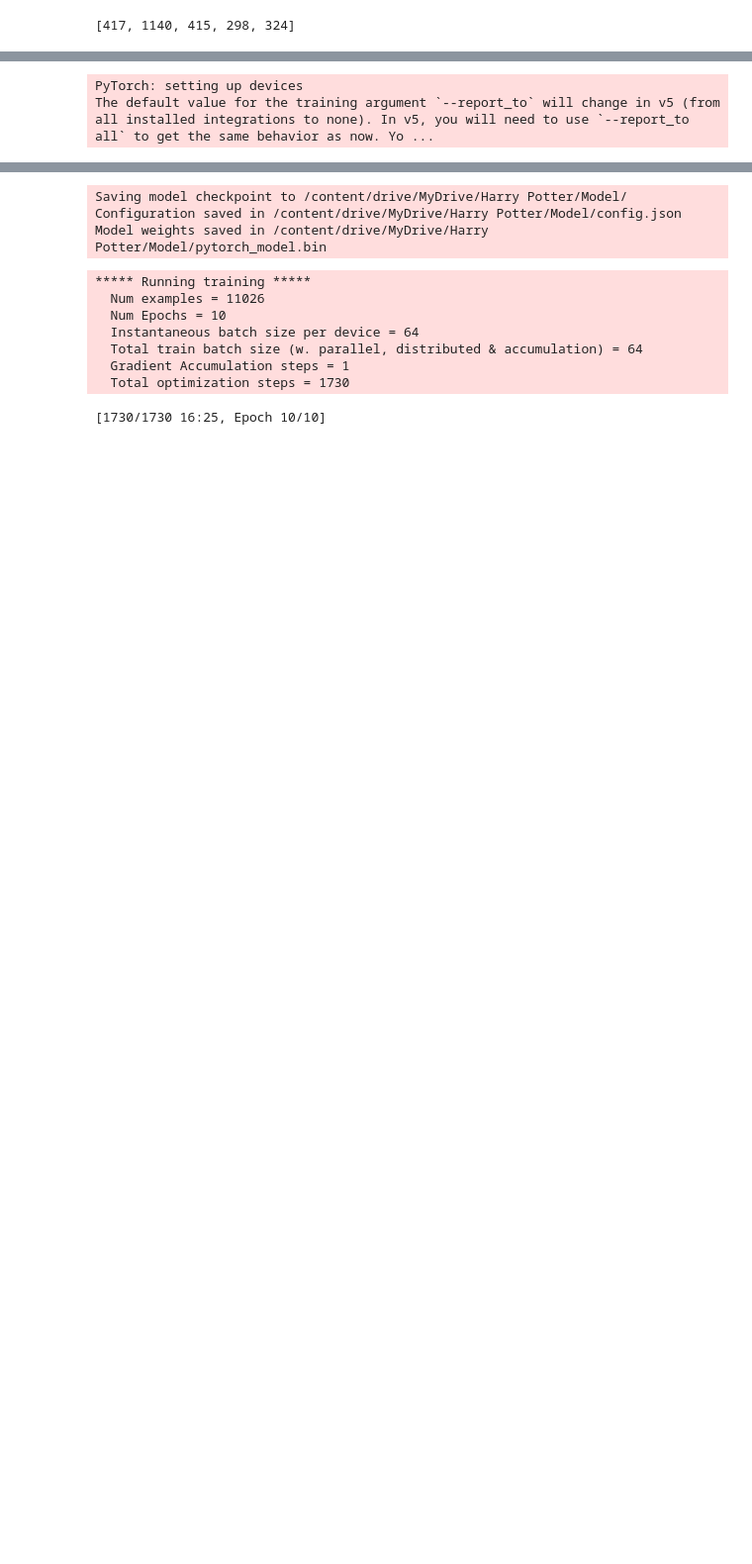
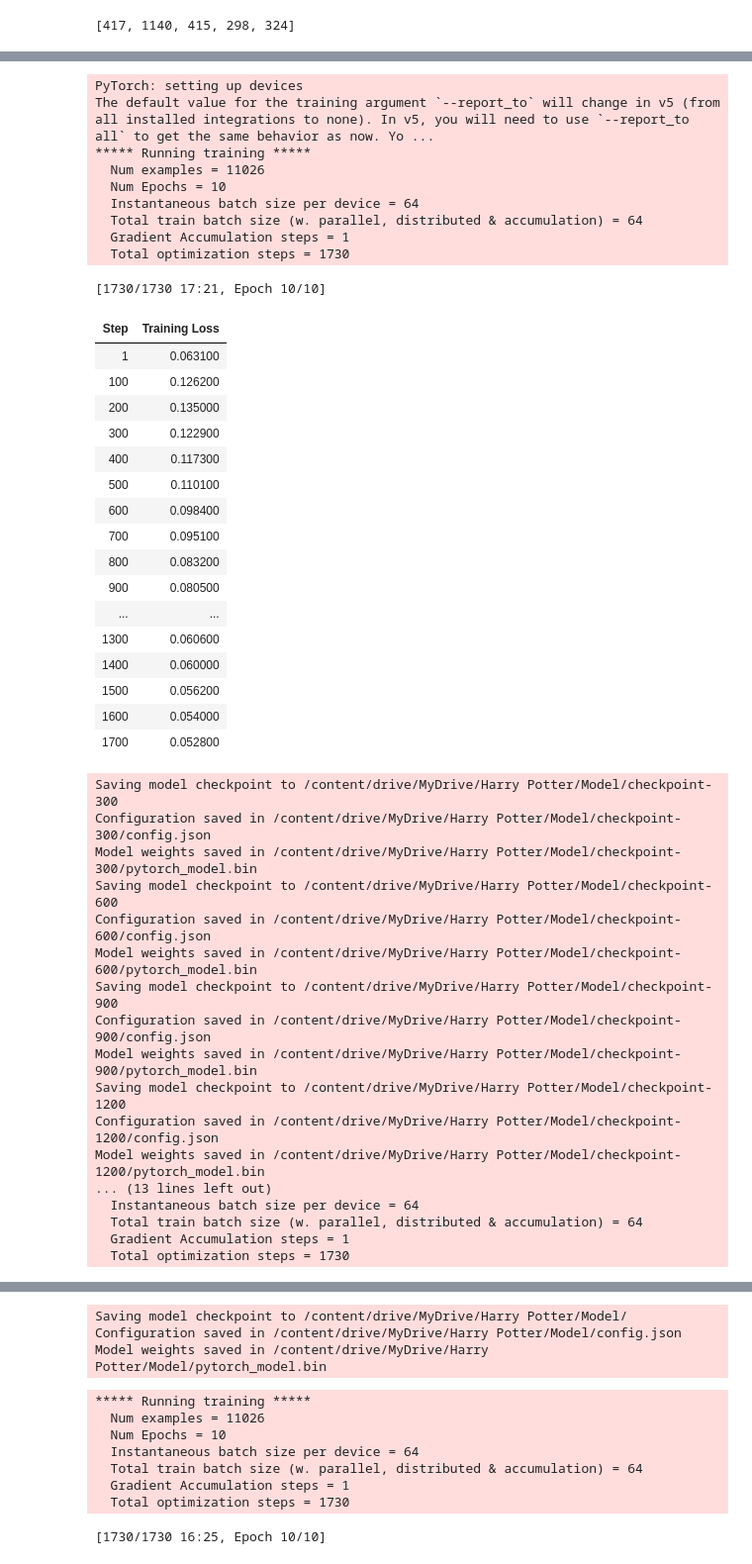
Before and after one commit to deeprodge/GPT-Rowling, a Jupyter notebook: Harry_potter.ipynb, the cells around one changed output, grey strips where cells are left out. Shown: that part at 99% size. Saved outputs shown, nothing was run; the diff lists cells and outputs as text; code cells hidden in the pictures; blank space fills up the shorter version.

```diff
--- a/Harry_potter.ipynb
+++ b/Harry_potter.ipynb
@@ -261,7 +238,7 @@ training_args = TrainingArguments(
     overwrite_output_dir = True, # overwrite the content of the output directory
     per_device_train_batch_size = 64, # the batch size for training
     per_device_eval_batch_size = 64, # the batch size for evaluation
-    learning_rate = 8e-5, # defaults to 5e-5
+    learning_rate = 1e-3, # defaults to 5e-5
     num_train_epochs = 10,
     save_steps = 300,
     logging_first_step = True,
@@ -275,6 +252,74 @@ trainer = Trainer(
     train_dataset = train_dataset,
     eval_dataset = test_dataset
 )
-# %% [output]
-PyTorch: setting up devices
-The default value for the training argument `--report_to` will change in v5 (from all installed integrations to none). In v5, you will need to use `--report_to all` to get the same behavior as now. Yo ...
+# %%
+for lr in [5e-4,1e-4,1e-5]:
+  training_args = TrainingArguments(
+      output_dir = '/content/drive/MyDrive/Harry Potter/Model', # the output directory for the model predictions and checkpoints
+      overwrite_output_dir = True, # overwrite the content of the output directory
+      per_device_train_batch_size = 64, # the batch size for training
+      per_device_eval_batch_size = 64, # the batch size for evaluation
+      learning_rate = lr, # defaults to 5e-5
+      num_train_epochs = 10,
+      save_steps = 300,
+      logging_first_step = True,
+      logging_steps = 100 # total number of training epochs to perform
+  )
+
+  trainer = Trainer(
+      model = model,
+      args = training_args,
+      data_collator=data_collator,
+      train_dataset = train_dataset,
+      eval_dataset = test_dataset
+  )
+
+  gc.collect()
+  torch.cuda.empty_cache()
+
+  trainer.train()
+# %% [output]
+PyTorch: setting up devices
+The default value for the training argument `--report_to` will change in v5 (from all installed integrations to none). In v5, you will need to use `--report_to all` to get the same behavior as now. Yo ...
+***** Running training *****
+  Num examples = 11026
+  Num Epochs = 10
+  Instantaneous batch size per device = 64
+  Total train batch size (w. parallel, distributed & accumulation) = 64
+  Gradient Accumulation steps = 1
+  Total optimization steps = 1730
+[1730/1730 17:21, Epoch 10/10]
+| Step | Training Loss |
+| 1 | 0.063100 |
+| 100 | 0.126200 |
+| 200 | 0.135000 |
+| 300 | 0.122900 |
+| 400 | 0.117300 |
+| 500 | 0.110100 |
+| 600 | 0.098400 |
+| 700 | 0.095100 |
+| 800 | 0.083200 |
+| 900 | 0.080500 |
+| ... | ... |
+| 1300 | 0.060600 |
+| 1400 | 0.060000 |
+| 1500 | 0.056200 |
+| 1600 | 0.054000 |
+| 1700 | 0.052800 |
+Saving model checkpoint to /content/drive/MyDrive/Harry Potter/Model/checkpoint-300
+Configuration saved in /content/drive/MyDrive/Harry Potter/Model/checkpoint-300/config.json
+Model weights saved in /content/drive/MyDrive/Harry Potter/Model/checkpoint-300/pytorch_model.bin
+Saving model checkpoint to /content/drive/MyDrive/Harry Potter/Model/checkpoint-600
+Configuration saved in /content/drive/MyDrive/Harry Potter/Model/checkpoint-600/config.json
+Model weights saved in /content/drive/MyDrive/Harry Potter/Model/checkpoint-600/pytorch_model.bin
+Saving model checkpoint to /content/drive/MyDrive/Harry Potter/Model/checkpoint-900
+Configuration saved in /content/drive/MyDrive/Harry Potter/Model/checkpoint-900/config.json
+Model weights saved in /content/drive/MyDrive/Harry Potter/Model/checkpoint-900/pytorch_model.bin
+Saving model checkpoint to /content/drive/MyDrive/Harry Potter/Model/checkpoint-1200
+Configuration saved in /content/drive/MyDrive/Harry Potter/Model/checkpoint-1200/config.json
+Model weights saved in /content/drive/MyDrive/Harry Potter/Model/checkpoint-1200/pytorch_model.bin
+... (13 lines left out)
+  Instantaneous batch size per device = 64
+  Total train batch size (w. parallel, distributed & accumulation) = 64
+  Gradient Accumulation steps = 1
+  Total optimization steps = 1730
```
Also changed, not shown: parts of 14 cells of this notebook.
